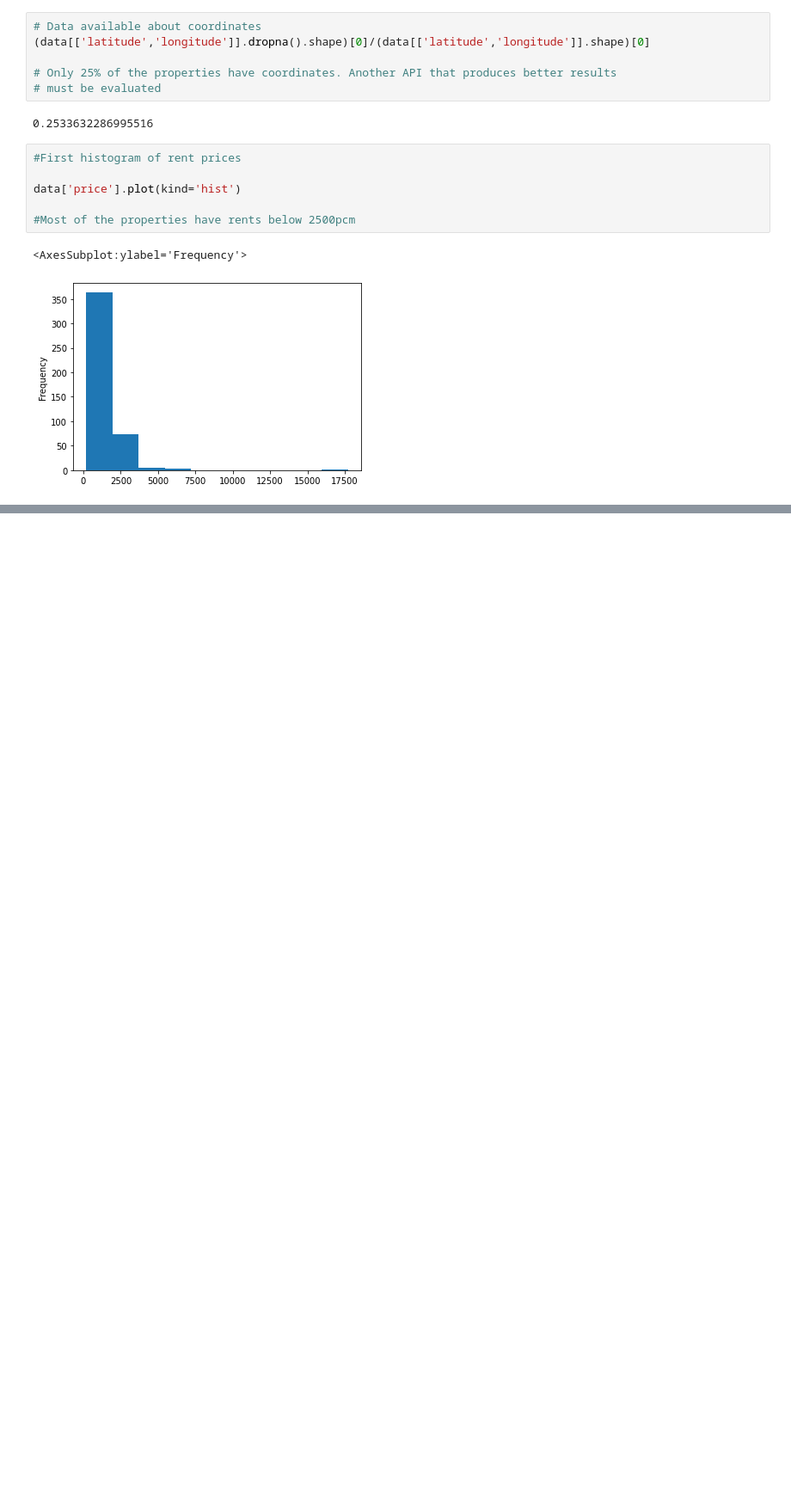
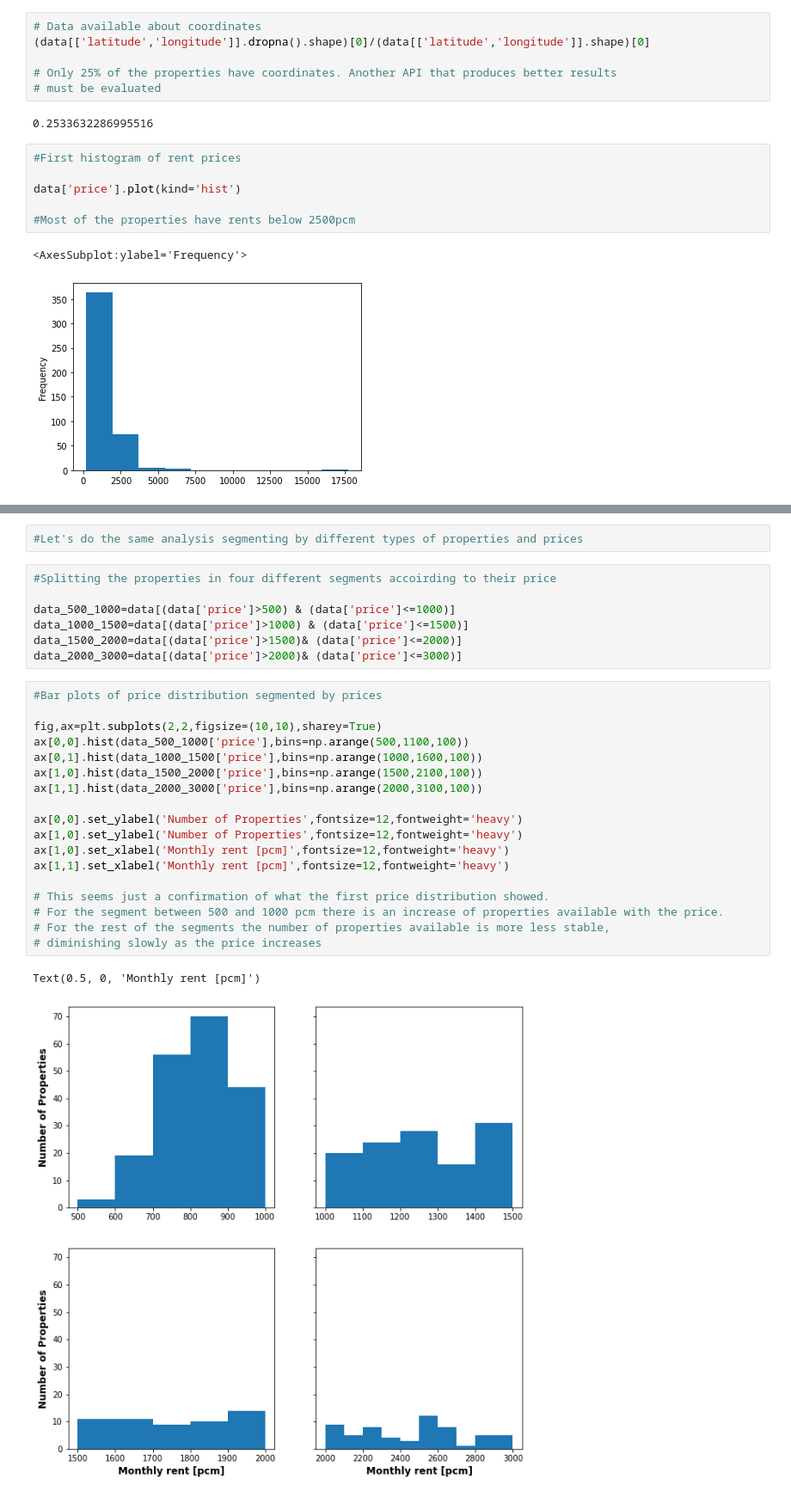
Before and after one commit to ManuelJua/zoopla_property_analysis, a Jupyter notebook: zoopla_scraper/zoopla_scraper/spiders/data_zoopla_analysis.ipynb, the cells around one changed output, grey strips where cells are left out. Shown at 86% size. Saved outputs shown, nothing was run; the diff lists cells and outputs as text; blank space fills up the shorter version.

```diff
--- a/zoopla_scraper/zoopla_scraper/spiders/data_zoopla_analysis.ipynb
+++ b/zoopla_scraper/zoopla_scraper/spiders/data_zoopla_analysis.ipynb
@@ -112,0 +132,30 @@ Text(0, 0.5, 'Number of properties available')
+# %%
+#Let's do the same analysis segmenting by different types of properties and prices
+# %%
+#Splitting the properties in four different segments accoirding to their price
+
+data_500_1000=data[(data['price']>500) & (data['price']<=1000)]
+data_1000_1500=data[(data['price']>1000) & (data['price']<=1500)]
+data_1500_2000=data[(data['price']>1500)& (data['price']<=2000)]
+data_2000_3000=data[(data['price']>2000)& (data['price']<=3000)]
+# %%
+#Bar plots of price distribution segmented by prices
+
+fig,ax=plt.subplots(2,2,figsize=(10,10),sharey=True)
+ax[0,0].hist(data_500_1000['price'],bins=np.arange(500,1100,100))
+ax[0,1].hist(data_1000_1500['price'],bins=np.arange(1000,1600,100))
+ax[1,0].hist(data_1500_2000['price'],bins=np.arange(1500,2100,100))
+ax[1,1].hist(data_2000_3000['price'],bins=np.arange(2000,3100,100))
+
+ax[0,0].set_ylabel('Number of Properties',fontsize=12,fontweight='heavy')
+ax[1,0].set_ylabel('Number of Properties',fontsize=12,fontweight='heavy')
+ax[1,0].set_xlabel('Monthly rent [pcm]',fontsize=12,fontweight='heavy')
+ax[1,1].set_xlabel('Monthly rent [pcm]',fontsize=12,fontweight='heavy')
+
+# This seems just a confirmation of what the first price distribution showed.
+# For the segment between 500 and 1000 pcm there is an increase of properties available with the price.
+# For the rest of the segments the number of properties available is more less stable,
+# diminishing slowly as the price increases
+# %% [output]
+Text(0.5, 0, 'Monthly rent [pcm]')
+[figure, added]
```
Also changed, not shown: parts of 7 cells of this notebook, 5 other files.
